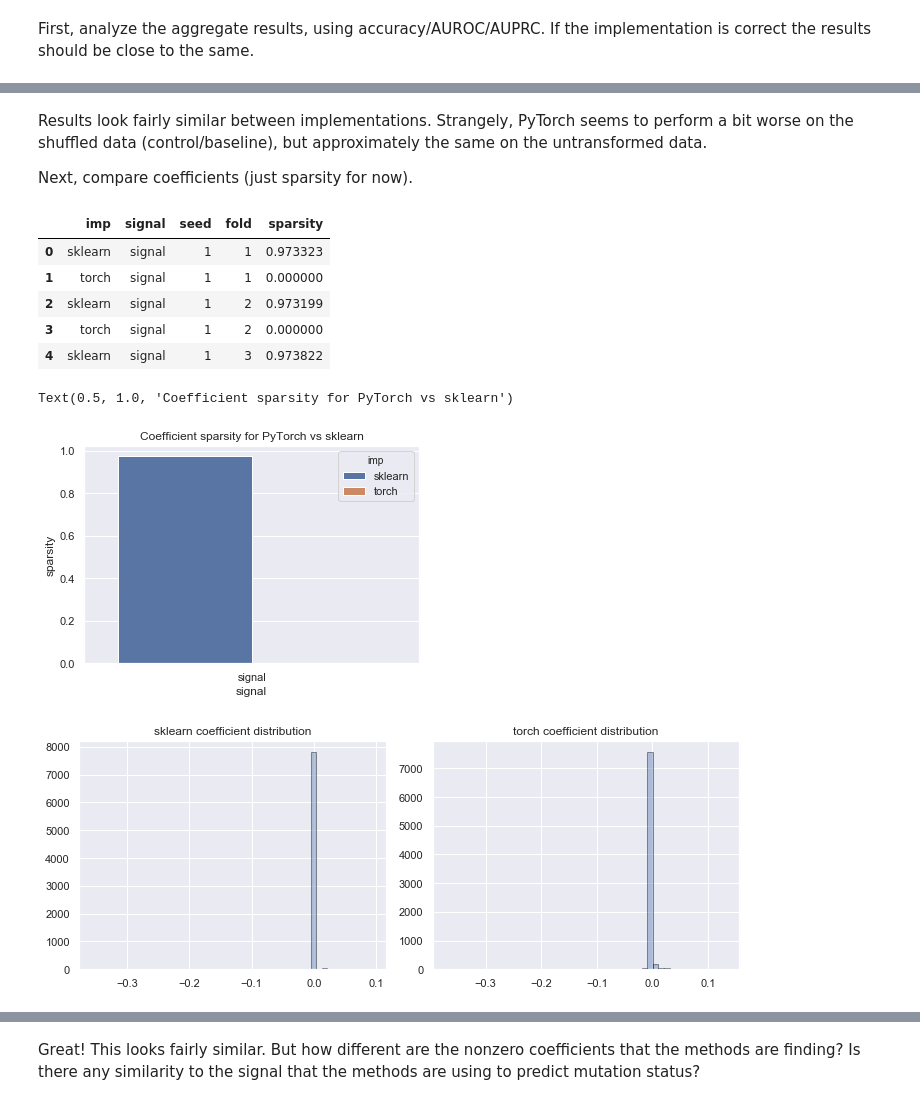
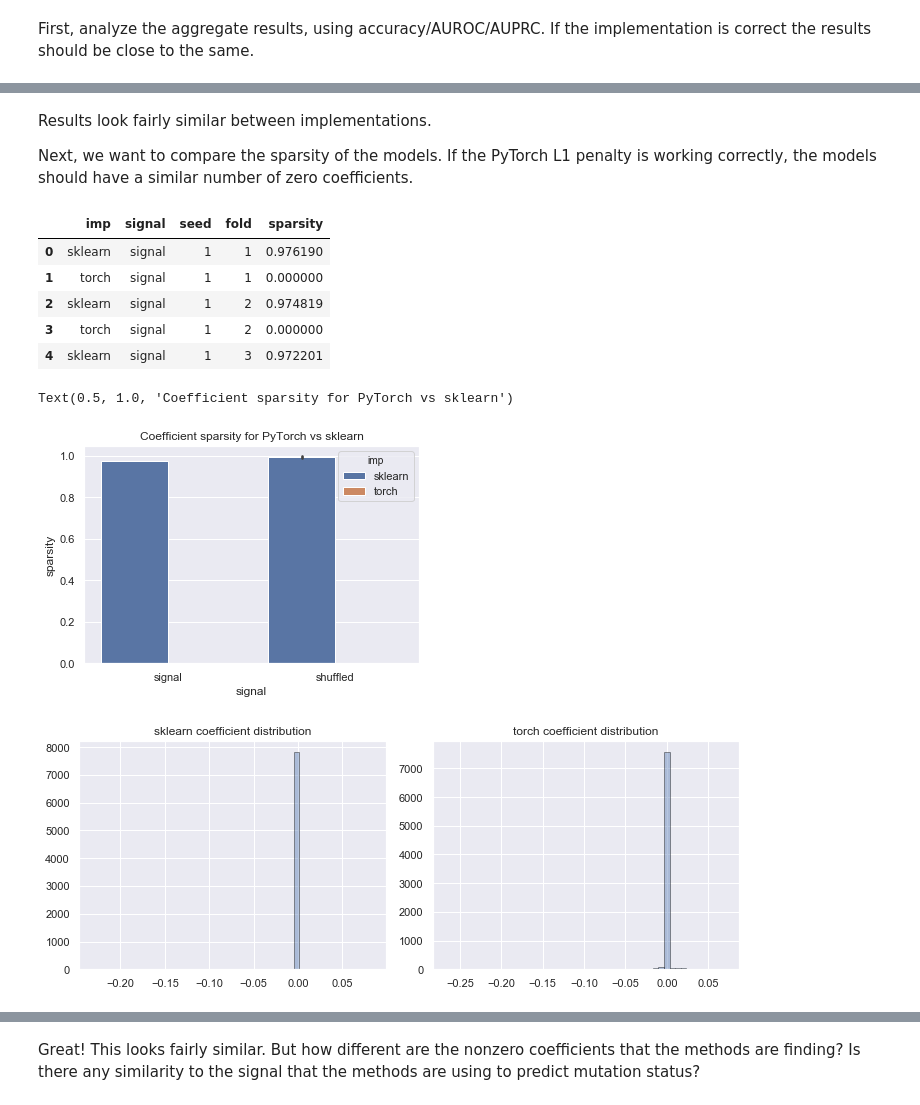
Before and after one commit to jjc2718/netreg, a Jupyter notebook: pytorch_analysis.ipynb, the cells around one changed output, grey strips where cells are left out. Saved outputs shown, nothing was run; the diff lists cells and outputs as text; code cells hidden in the pictures.

Commit message:
sparsity and coefficient overlap analysis

```diff
--- a/pytorch_analysis.ipynb
+++ b/pytorch_analysis.ipynb
@@ -13,8 +13,8 @@ First, analyze the aggregate results, using accuracy/AUROC/AUPRC. If the impleme
 # %%
 # signals = ['signal', 'shuffled']
 # seeds = range(1, 6)
-signals = ['signal']
-seeds = [1]
+signals = ['signal', 'shuffled']
+seeds = [1, 2, 3]
 # %%
 results_dir = os.path.abspath('./pytorch_results')
 results_df = None
@@ -74,7 +74,7 @@ fig.subplots_adjust(top=0.925)
-# %% [markdown]
-Results look fairly similar between implementations. Strangely, PyTorch seems to perform a bit worse on the shuffled data (control/baseline), but approximately the same on the untransformed data.
-
-Next, compare coefficients (just sparsity for now).
+# %% [markdown]
+Results look fairly similar between implementations.
+
+Next, we want to compare the sparsity of the models. If the PyTorch L1 penalty is working correctly, the models should have a similar number of zero coefficients.
 # %%
 columns = ['imp', 'signal', 'seed', 'fold', 'sparsity']
 sparsity = []
@@ -96,35 +96,38 @@ for signal in signals:
             torch_sparsity = np.count_nonzero(torch_coefs==0) / torch_coefs.shape[0]
             sparsity.append(['sklearn', signal, seed, fold, sk_sparsity])
             sparsity.append(['torch', signal, seed, fold, torch_sparsity])
+        if signal == 'signal' and seed == 2:
+            sk_plot_coefs = sk_coefs
+            torch_plot_coefs = torch_coefs
 
 sparsity_df = pd.DataFrame(sparsity, columns=columns)
 sparsity_df.head()
 # %% [output]
 |  | imp | signal | seed | fold | sparsity |
-| 0 | sklearn | signal | 1 | 1 | 0.973323 |
+| 0 | sklearn | signal | 1 | 1 | 0.976190 |
 | 1 | torch | signal | 1 | 1 | 0.000000 |
-| 2 | sklearn | signal | 1 | 2 | 0.973199 |
+| 2 | sklearn | signal | 1 | 2 | 0.974819 |
 | 3 | torch | signal | 1 | 2 | 0.000000 |
-| 4 | sklearn | signal | 1 | 3 | 0.973822 |
+| 4 | sklearn | signal | 1 | 3 | 0.972201 |
 # %%
 sns.set()
 sns.barplot(data=sparsity_df, x='signal', y='sparsity', hue='imp')
 plt.title('Coefficient sparsity for PyTorch vs sklearn')
 # %% [output]
 Text(0.5, 1.0, 'Coefficient sparsity for PyTorch vs sklearn')
-[figure, old version]
+[figure, new version]
 # %%
 sns.set()
 fig, axarr = plt.subplots(1, 2)
 fig.set_figwidth(10)
 fig.set_figheight(4)
-for i, coefs in enumerate([sk_coefs, torch_coefs]):
+for i, coefs in enumerate([sk_plot_coefs, torch_plot_coefs]):
     ax = axarr[i]
     sns.distplot(coefs, kde=False, hist_kws={'edgecolor': 'black'}, ax=ax)
     ax.set_title('{} coefficient distribution'.format('sklearn' if i==0 else 'torch'))
 plt.tight_layout()
 # %% [output]
-[figure, old version]
+[figure, new version]
 # %% [markdown]
 So, coefficients for the PyTorch model don't appear to be sparse at all, but the coefficient distribution looks reasonably similar to the distribution of scikit-learn coefficients. Weird!
 
```
Also changed, not shown: parts of 7 cells of this notebook.
